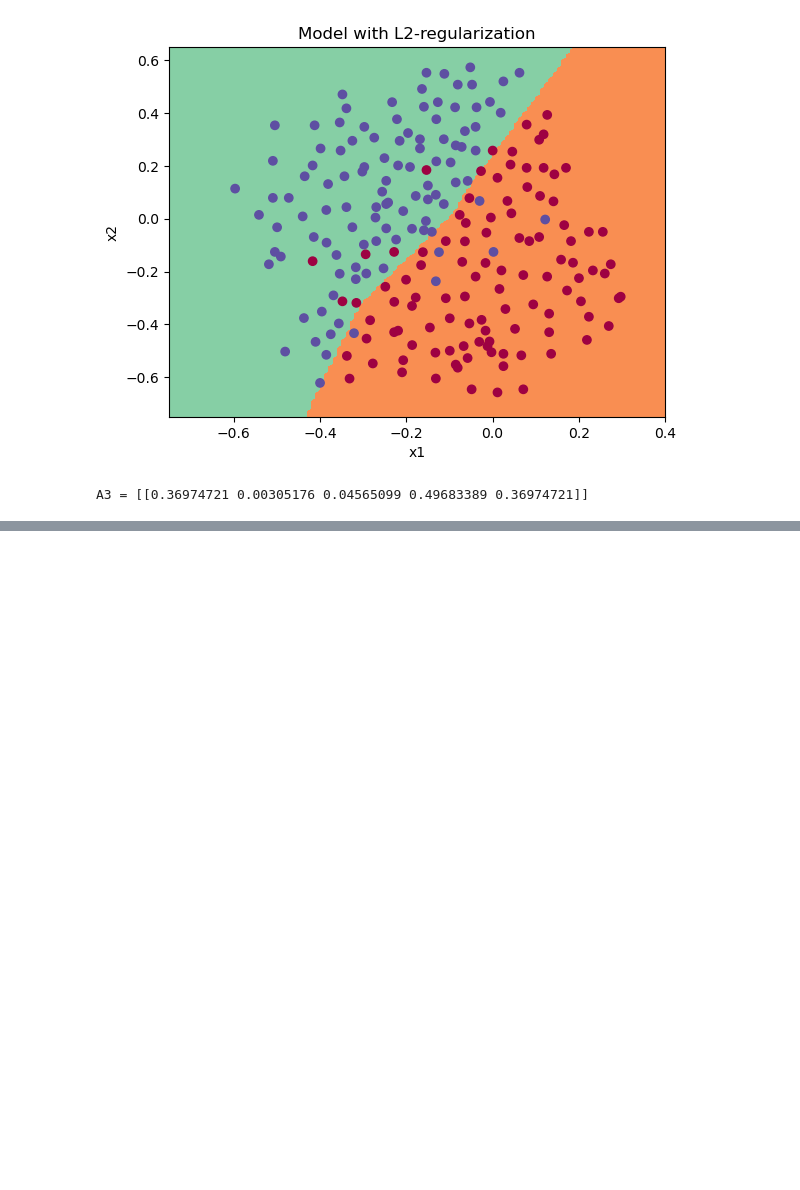
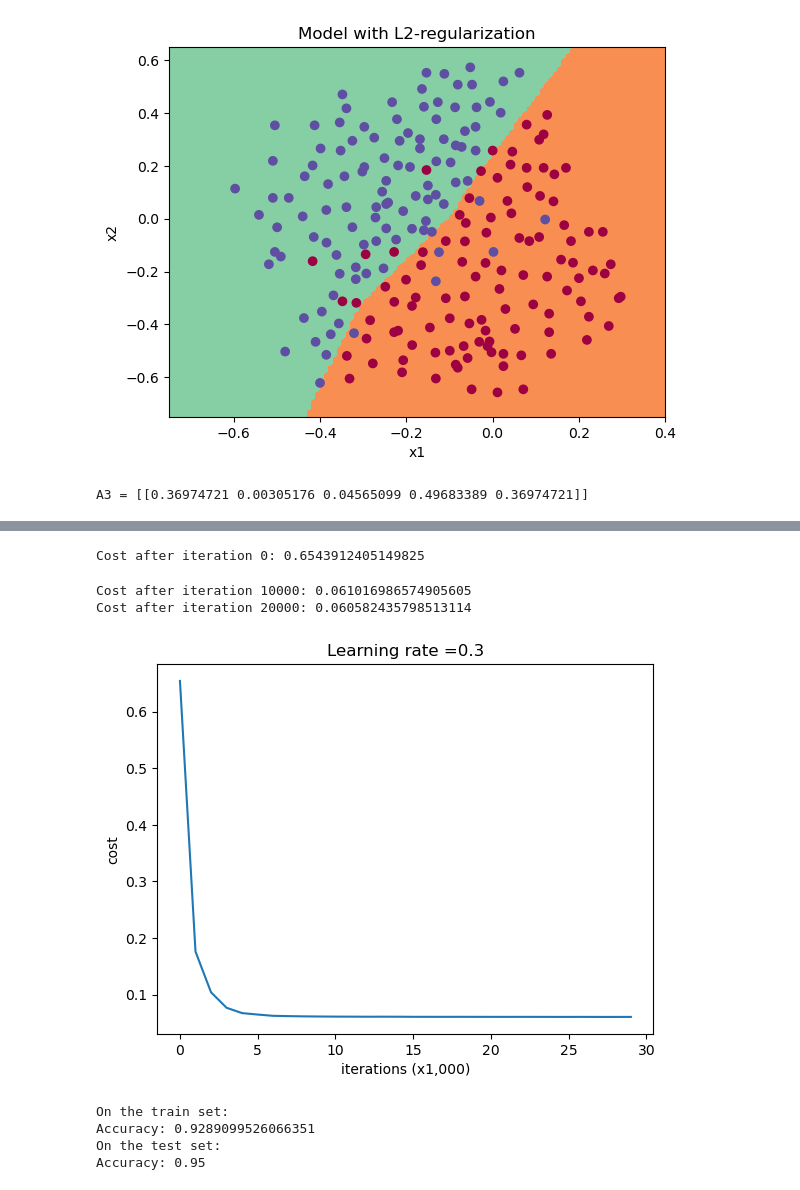
Before and after one commit to kumar-gaurav-mishra/DeepLearning_And_Machine_Learning_Concepts, a Jupyter notebook: Regularization/Regularization.ipynb, the cells around one changed output, grey strips where cells are left out. Drawn from its saved outputs; the diff is of its cells as text; code cells hidden in the pictures; blank space fills up the shorter version.

Commit message:
Added Dropout Regularization and all three models conclusion summerized

```diff
--- a/Regularization/Regularization.ipynb
+++ b/Regularization/Regularization.ipynb
@@ -232,0 +273,15 @@ A3 = [[0.36974721 0.00305176 0.04565099 0.49683389 0.36974721]]
+# %%
+params = NN_model(train_X, train_Y, keep_prob = 0.86, lr = 0.3)
+print ("On the train set:")
+predictions_train = predict(train_X, train_Y, params)
+print ("On the test set:")
+predictions_test = predict(test_X, test_Y, params)
+# %% [output]
+Cost after iteration 0: 0.6543912405149825
+Cost after iteration 10000: 0.061016986574905605
+Cost after iteration 20000: 0.060582435798513114
+[figure, added]
+On the train set:
+Accuracy: 0.9289099526066351
+On the test set:
+Accuracy: 0.95
```
Also changed, not shown: parts of 6 cells of this notebook.
